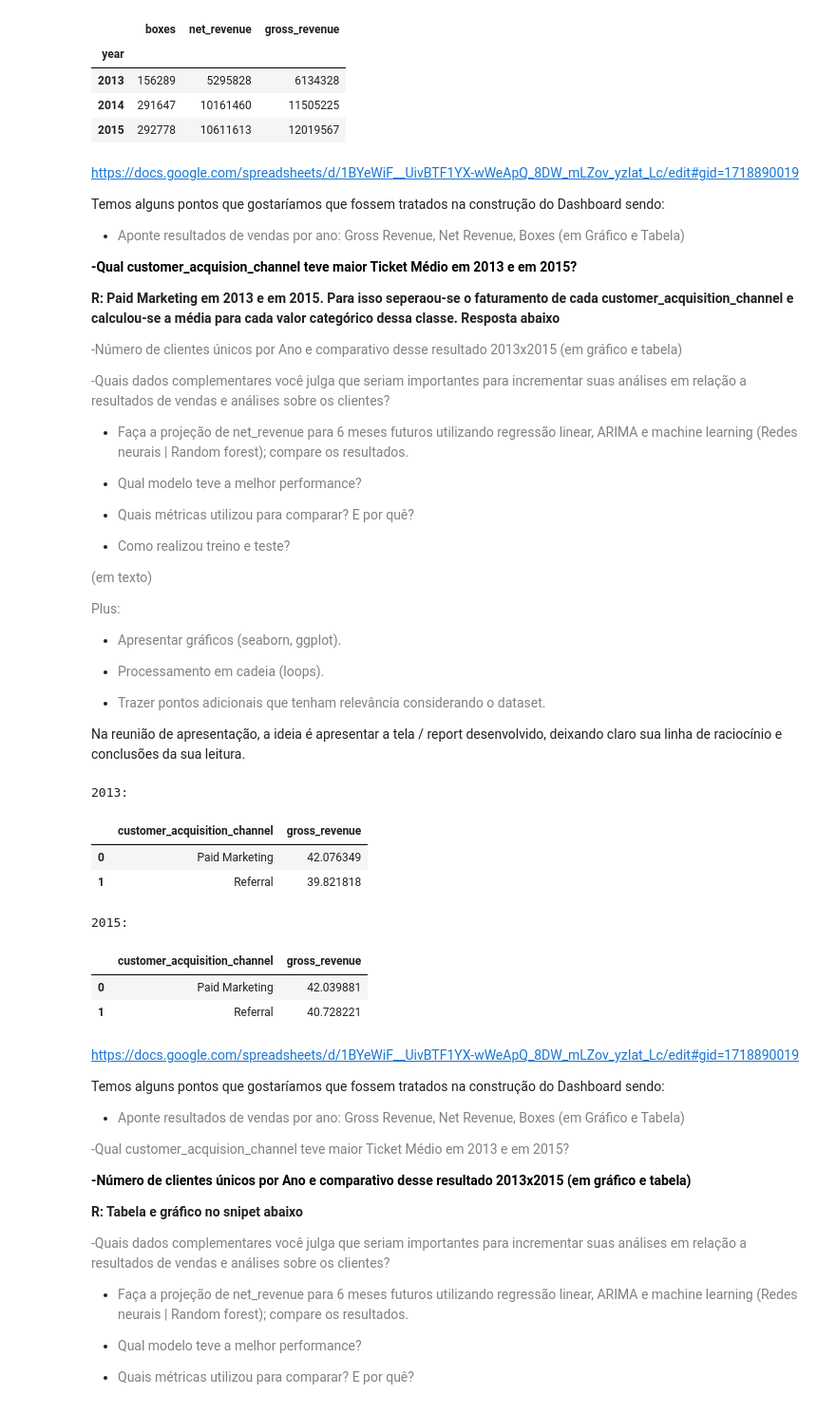
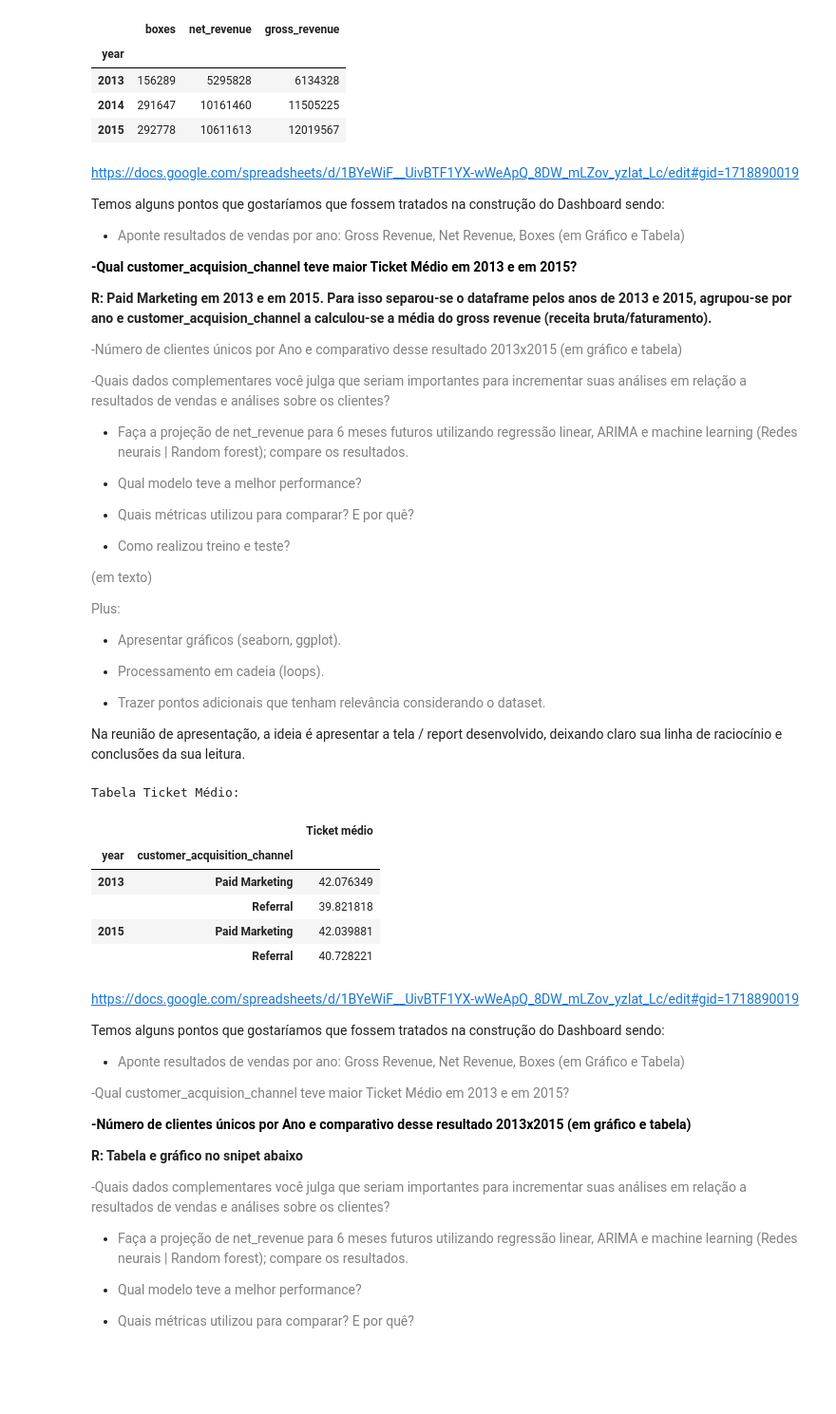
Before and after one commit to GustavoHBDuarte/just-chalenge, a Jupyter notebook: notebook_main.ipynb, the cells around one changed output. Shown at 95% size. Cells and saved outputs as stored; diff of their text form; code cells hidden in the pictures; blank space fills up the shorter version.

```diff
--- a/notebook_main.ipynb
+++ b/notebook_main.ipynb
@@ -1014,7 +1070,7 @@ Temos alguns pontos que gostaríamos que fossem tratados na construção do Dash
 
 <font color="black"><b> -Qual customer_acquision_channel teve maior Ticket Médio em 2013 e em 2015?
 
-<b>R: Paid Marketing em 2013 e em 2015. Para isso seperaou-se o faturamento de cada customer_acquisition_channel e calculou-se a média para cada valor categórico dessa classe. Resposta abaixo</b></font>
+<b>R: Paid Marketing em 2013 e em 2015. Para isso separou-se o dataframe pelos anos de 2013 e 2015, agrupou-se por ano e customer_acquision_channel a calculou-se a média do gross revenue (receita bruta/faturamento).</b></font>
 
 <font color="gray">-Número de clientes únicos por Ano e comparativo desse resultado 2013x2015 (em gráfico e tabela)</font>
 
@@ -1049,30 +1105,21 @@ Temos alguns pontos que gostaríamos que fossem tratados na construção do Dash
 
 
 Na reunião de apresentação, a ideia é apresentar a tela / report desenvolvido, deixando claro sua linha de raciocínio e conclusões da sua leitura.
-# %%
-# 2013
-
-print('2013:')
-
-df.loc[df['year']==2013, ['customer_acquisition_channel',
-                          'gross_revenue']].groupby('customer_acquisition_channel').mean().reset_index()
-# %% [output]
-2013:
-|  | customer_acquisition_channel | gross_revenue |
-| 0 | Paid Marketing | 42.076349 |
-| 1 | Referral | 39.821818 |
-# %%
-# 2015
-
-print('2015:')
-
-df.loc[df['year']==2015, ['customer_acquisition_channel',
-                          'gross_revenue']].groupby('customer_acquisition_channel').mean().reset_index()
-# %% [output]
-2015:
-|  | customer_acquisition_channel | gross_revenue |
-| 0 | Paid Marketing | 42.039881 |
-| 1 | Referral | 40.728221 |
+# %%
+print('Tabela Ticket Médio:')
+
+df.loc[(df['year']==2013) | (df['year']==2015), ['customer_acquisition_channel',
+                                                 'year',
+                                                 'gross_revenue']].groupby(['year',
+                                                                            'customer_acquisition_channel']).mean().rename(columns={'gross_revenue':'Ticket médio'})
+# %% [output]
+Tabela Ticket Médio:
+|  |  | Ticket médio |
+| year | customer_acquisition_channel |  |
+| 2013 | Paid Marketing | 42.076349 |
+|  | Referral | 39.821818 |
+| 2015 | Paid Marketing | 42.039881 |
+|  | Referral | 40.728221 |
 # %% [markdown]
 https://docs.google.com/spreadsheets/d/1BYeWiF__UivBTF1YX-wWeApQ_8DW_mLZov_yzIat_Lc/edit#gid=1718890019
 
```
Also changed, not shown: parts of 34 cells of this notebook.
